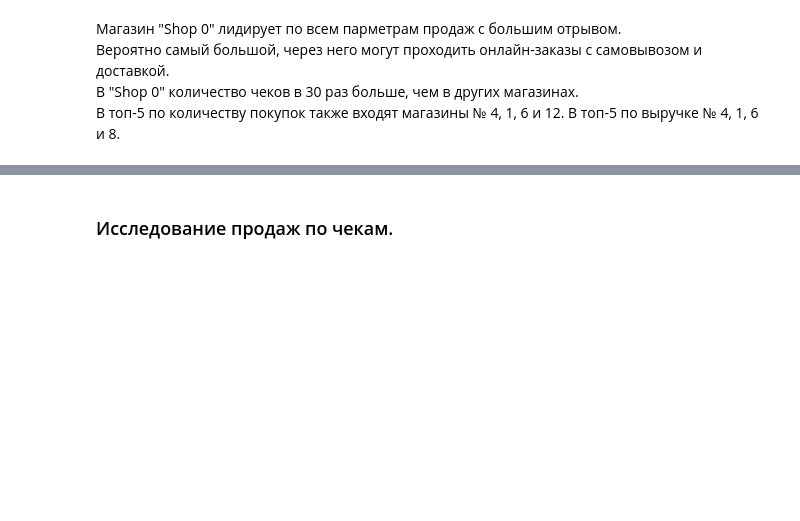
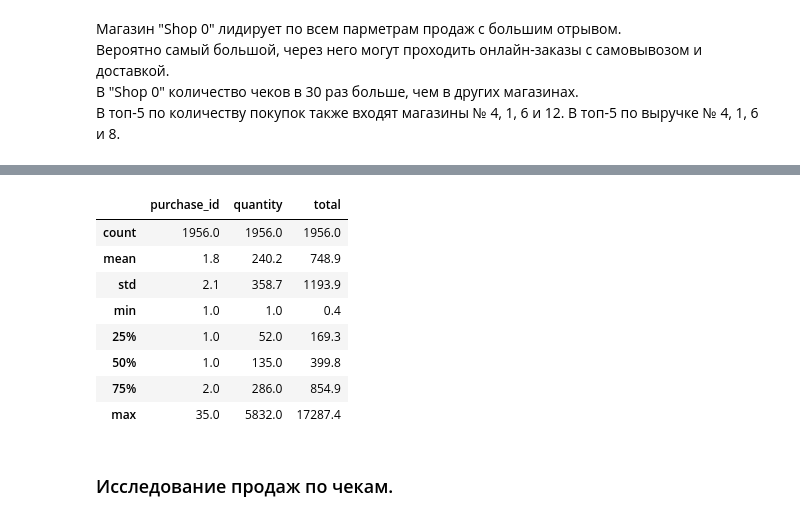
Before and after one commit to akirionenko/senior_progect, a Jupyter notebook: senior_project_1.ipynb, the cells around one changed output, grey strips where cells are left out. Cells and saved outputs as stored; diff of their text form; code cells hidden in the pictures; blank space fills up the shorter version.

```diff
--- a/senior_project_1.ipynb
+++ b/senior_project_1.ipynb
@@ -671,3 +715,16 @@ shop.sort_values(by=['purchase_id', 'quantity', 'total'], ascending=False).head(
+# %%
+#числовые характеристики
+customer.describe().round(1)
+# %% [output]
+|  | purchase_id | quantity | total |
+| count | 1956.0 | 1956.0 | 1956.0 |
+| mean | 1.8 | 240.2 | 748.9 |
+| std | 2.1 | 358.7 | 1193.9 |
+| min | 1.0 | 1.0 | 0.4 |
+| 25% | 1.0 | 52.0 | 169.3 |
+| 50% | 1.0 | 135.0 | 399.8 |
+| 75% | 2.0 | 286.0 | 854.9 |
+| max | 35.0 | 5832.0 | 17287.4 |
 # %% [markdown]
 ### Исследование продаж по чекам.
 # %%
```
Also changed, not shown: parts of 8 cells of this notebook.
